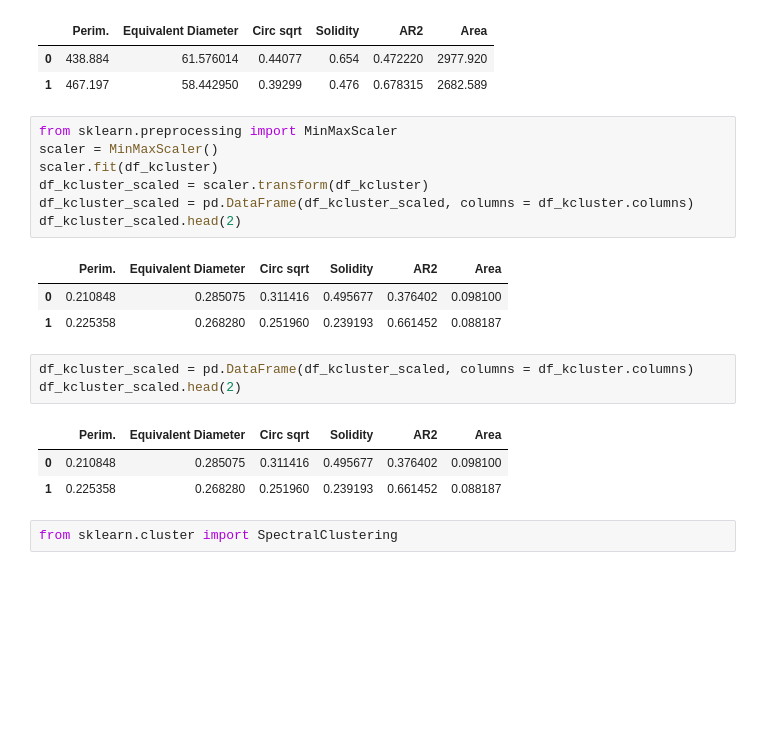
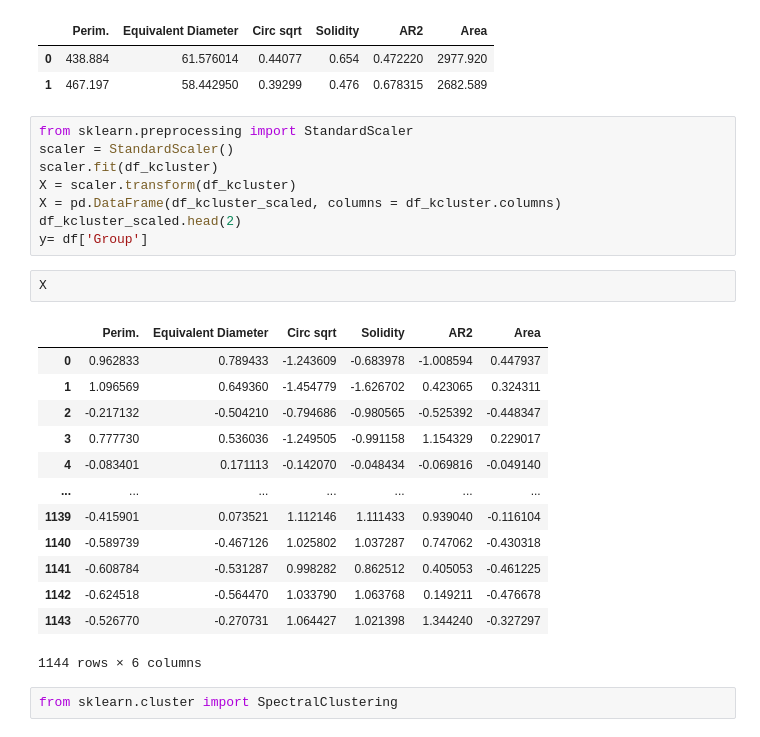
Before and after one commit to kozz84/particle_analysis, a Jupyter notebook: Size_distribution_100Hz_SpectralClustering.ipynb, the cells around one changed output. Saved outputs shown, nothing was run; the diff lists cells and outputs as text; blank space fills up the shorter version.

```diff
--- a/Size_distribution_100Hz_SpectralClustering.ipynb
+++ b/Size_distribution_100Hz_SpectralClustering.ipynb
@@ -21,23 +21,29 @@ df_kcluster.head(2)
 | 0 | 438.884 | 61.576014 | 0.44077 | 0.654 | 0.472220 | 2977.920 |
 | 1 | 467.197 | 58.442950 | 0.39299 | 0.476 | 0.678315 | 2682.589 |
 # %%
-from sklearn.preprocessing import MinMaxScaler
-scaler = MinMaxScaler()
+from sklearn.preprocessing import StandardScaler
+scaler = StandardScaler()
 scaler.fit(df_kcluster)
-df_kcluster_scaled = scaler.transform(df_kcluster)
-df_kcluster_scaled = pd.DataFrame(df_kcluster_scaled, columns = df_kcluster.columns)
+X = scaler.transform(df_kcluster)
+X = pd.DataFrame(df_kcluster_scaled, columns = df_kcluster.columns)
 df_kcluster_scaled.head(2)
+y= df['Group']
-# %% [output]
-|  | Perim. | Equivalent Diameter | Circ sqrt | Solidity | AR2 | Area |
-| 0 | 0.210848 | 0.285075 | 0.311416 | 0.495677 | 0.376402 | 0.098100 |
-| 1 | 0.225358 | 0.268280 | 0.251960 | 0.239193 | 0.661452 | 0.088187 |
-# %%
-df_kcluster_scaled = pd.DataFrame(df_kcluster_scaled, columns = df_kcluster.columns)
-df_kcluster_scaled.head(2)
-# %% [output]
-|  | Perim. | Equivalent Diameter | Circ sqrt | Solidity | AR2 | Area |
-| 0 | 0.210848 | 0.285075 | 0.311416 | 0.495677 | 0.376402 | 0.098100 |
-| 1 | 0.225358 | 0.268280 | 0.251960 | 0.239193 | 0.661452 | 0.088187 |
+# %%
+X
+# %% [output]
+|  | Perim. | Equivalent Diameter | Circ sqrt | Solidity | AR2 | Area |
+| 0 | 0.962833 | 0.789433 | -1.243609 | -0.683978 | -1.008594 | 0.447937 |
+| 1 | 1.096569 | 0.649360 | -1.454779 | -1.626702 | 0.423065 | 0.324311 |
+| 2 | -0.217132 | -0.504210 | -0.794686 | -0.980565 | -0.525392 | -0.448347 |
+| 3 | 0.777730 | 0.536036 | -1.249505 | -0.991158 | 1.154329 | 0.229017 |
+| 4 | -0.083401 | 0.171113 | -0.142070 | -0.048434 | -0.069816 | -0.049140 |
+| ... | ... | ... | ... | ... | ... | ... |
+| 1139 | -0.415901 | 0.073521 | 1.112146 | 1.111433 | 0.939040 | -0.116104 |
+| 1140 | -0.589739 | -0.467126 | 1.025802 | 1.037287 | 0.747062 | -0.430318 |
+| 1141 | -0.608784 | -0.531287 | 0.998282 | 0.862512 | 0.405053 | -0.461225 |
+| 1142 | -0.624518 | -0.564470 | 1.033790 | 1.063768 | 0.149211 | -0.476678 |
+| 1143 | -0.526770 | -0.270731 | 1.064427 | 1.021398 | 1.344240 | -0.327297 |
+1144 rows × 6 columns
 # %%
 from sklearn.cluster import SpectralClustering
 # %%
```
Also changed, not shown: parts of 9 cells of this notebook.
